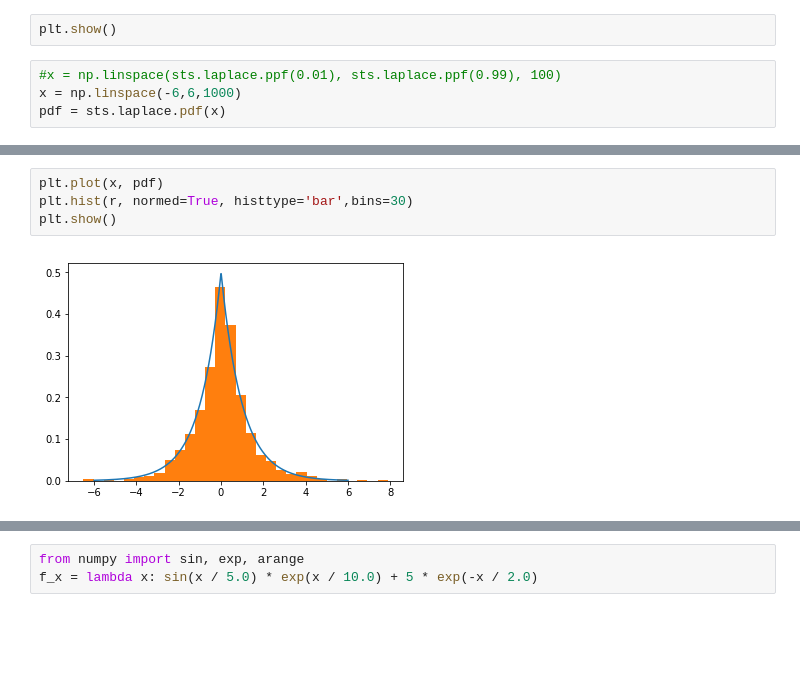
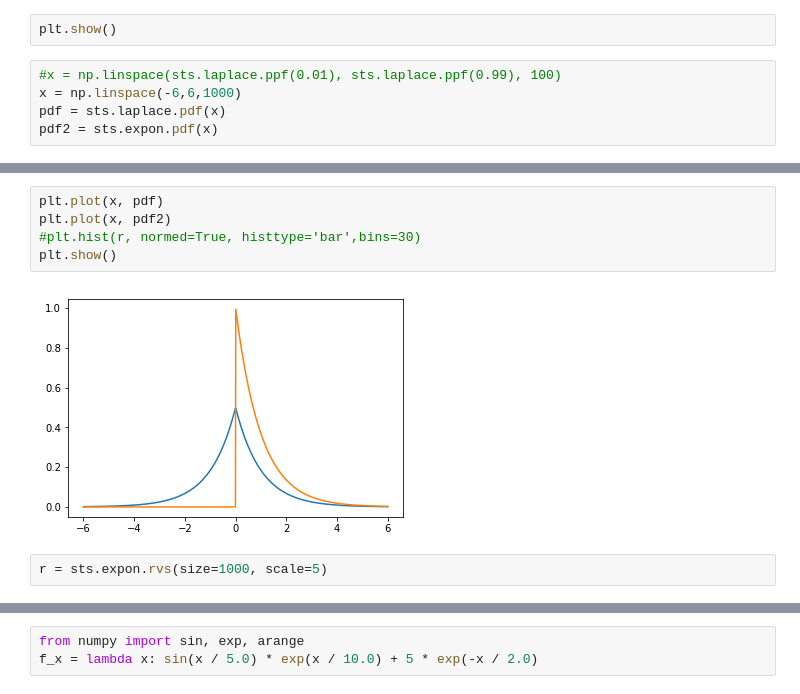
Before and after one commit to diman4ik/YandexML, a Jupyter notebook: week4/zpt.ipynb, the cells around one changed output, grey strips where cells are left out. Saved outputs shown, nothing was run; the diff lists cells and outputs as text; blank space fills up the shorter version.

```diff
--- a/week4/zpt.ipynb
+++ b/week4/zpt.ipynb
@@ -38,3 +18,4 @@ plt.show()
 #x = np.linspace(sts.laplace.ppf(0.01), sts.laplace.ppf(0.99), 100)
 x = np.linspace(-6,6,1000)
 pdf = sts.laplace.pdf(x)
+pdf2 = sts.expon.pdf(x)
@@ -61,6 +22,9 @@ array([-6.        , -5.98798799, -5.97597598, -5.96396396, -5.95195195,
 # %%
 plt.plot(x, pdf)
-plt.hist(r, normed=True, histtype='bar',bins=30)
+plt.plot(x, pdf2)
+#plt.hist(r, normed=True, histtype='bar',bins=30)
 plt.show()
 # %% [output]
-[figure, old version]
+[figure, new version]
+# %%
+r = sts.expon.rvs(size=1000, scale=5)
```
Also changed, not shown: parts of 13 cells of this notebook.
